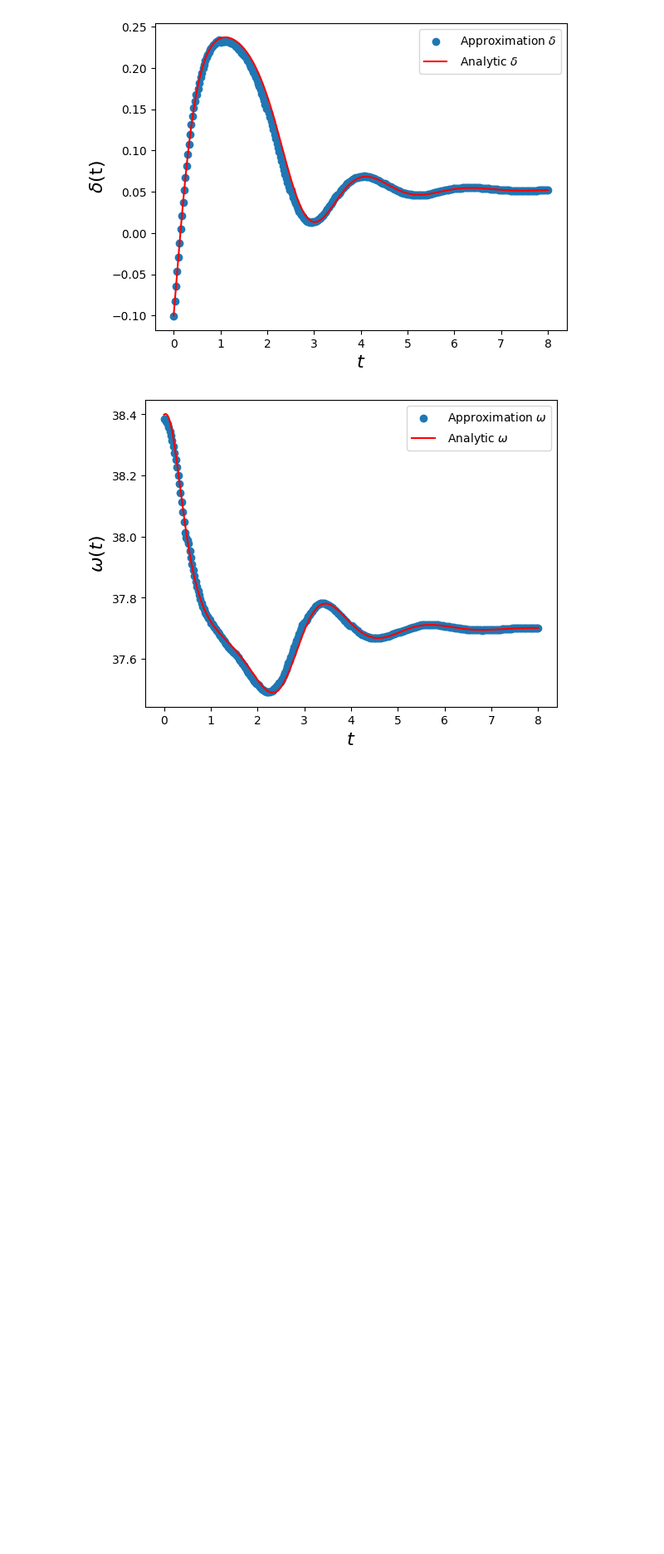
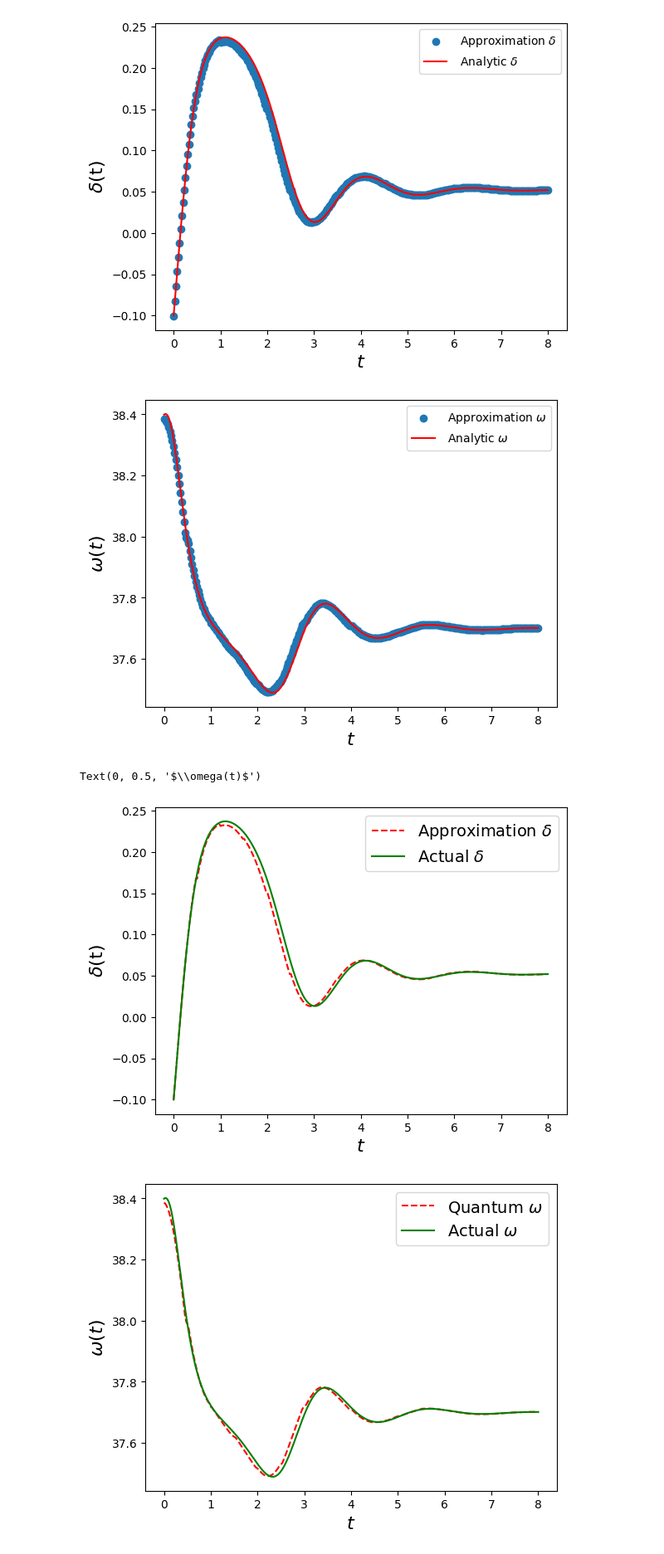
Before and after one commit to natanil-m/QML_PowerSystem, a Jupyter notebook: 1-machine/0-8/combine.ipynb, the cells around one changed output. Shown at 83% size. Drawn from its saved outputs; the diff is of its cells as text; code cells hidden in the pictures; blank space fills up the shorter version.

```diff
--- a/1-machine/0-8/combine.ipynb
+++ b/1-machine/0-8/combine.ipynb
@@ -226,3 +226,28 @@ plt.ylabel('$\omega(t)$',fontsize=16)
 Text(0, 0.5, '$\\omega(t)$')
 [figure]
 [figure]
+# %%
+plt.figure()
+font_size = 14
+# plt.scatter(X,delta0_10,facecolors='none', edgecolors='r', label='True - del_t')
+# plt.plot(X, delta0_10, label=" Approximation delta")
+plt.plot(X, delta0_8, 'r--', label="Approximation $\delta$")
+plt.plot(X_real, delta0_8_real, color='g',label="Actual $\delta$")
+
+# plt.scatter(X,pred_train_X, color='red',marker="x",s=4,label='Prediction - del_t')
+plt.xlabel('$t$',fontsize=16)
+plt.ylabel('$\delta$(t)',fontsize=16)
+plt.legend(fontsize=font_size)
+plt.figure()
+# plt.plot(X[0:192], omega0_8, label=" Approximation omega")
+# plt.plot(X_real[0:192], omega_0_4_real[2:194], label=" Analytic omega")
+plt.plot(X, omega0_8, 'r--',label="Quantum $\omega$")
+plt.plot(X_real, omega_0_8_real, color='g', label="Actual $\omega$")
+plt.legend(fontsize=font_size)
+# plt.scatter(X,pred_train_X, color='red',marker="x",s=4,label='Prediction - del_t')
+plt.xlabel('$t$',fontsize=16)
+plt.ylabel('$\omega(t)$',fontsize=16)
+# %% [output]
+Text(0, 0.5, '$\\omega(t)$')
+[figure, added]
+[figure, added]
```
Also changed, not shown: 32 other files.
